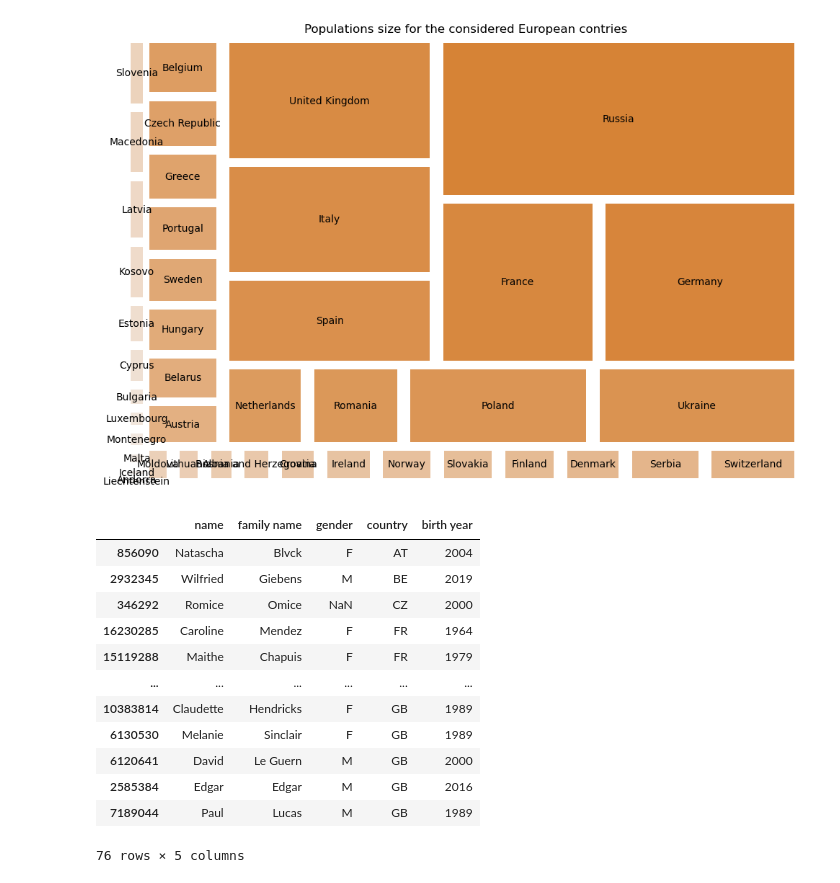
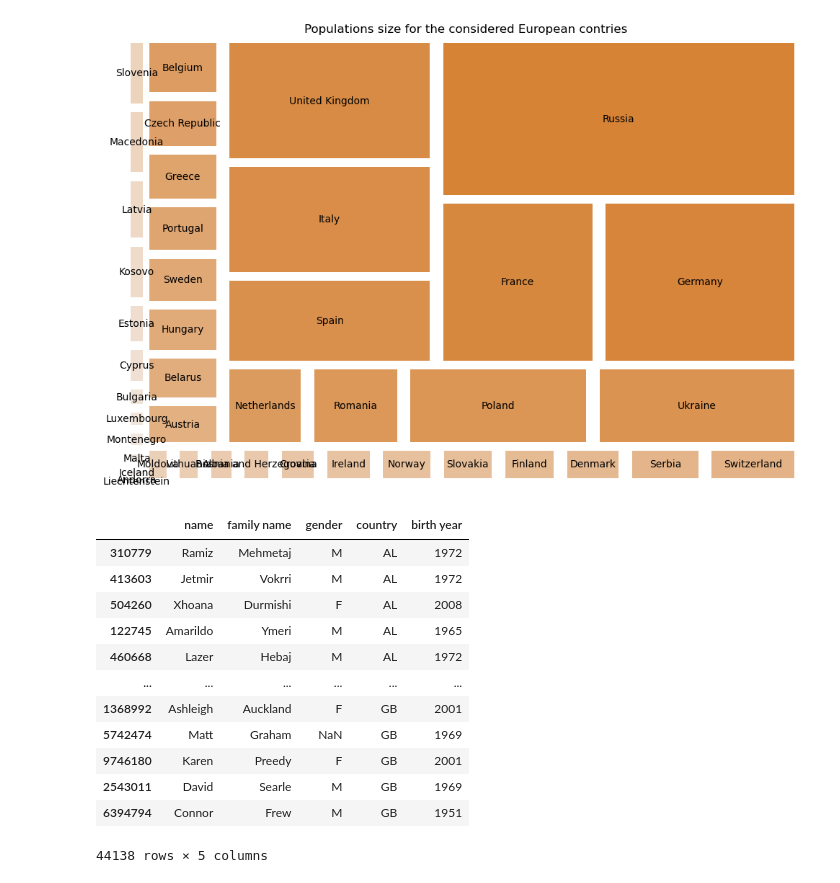
Before and after one commit to robachowyk/PhD-research, a Jupyter notebook: simulate data/python/generate identifiers.ipynb, the cells around one changed output. Cells and saved outputs as stored; diff of their text form; code cells hidden in the pictures.

```diff
--- a/simulate data/python/generate identifiers.ipynb
+++ b/simulate data/python/generate identifiers.ipynb
@@ -41,7 +41,7 @@ plt.show()
 # generate dataset with identifiers (names, birth year, nationality, gender)
 
 # expected size of the final dataframe:
-N = 100
+N = 50000
 
 country = list(european_countries_code.keys())[0]
 
@@ -49,50 +49,50 @@ country_code = european_countries_code[country]
 pop_proportion = european_countries_pop[country]
 age_distr = european_countries_age[country]
 
-path_country_data = os.path.join('..','..','..','data names',country_code+'.csv')
+path_country_data = os.path.join('..','..','..','..','data names',country_code+'.csv')
 
 big_df = pds.read_csv(path_country_data, delimiter = ',', names = ['name', 'family name', 'gender', 'country'])
 sample_df = big_df.sample(n = int(N*pop_proportion))
 sample_df['birth year'] = 2020 - np.random.choice(a = [np.random.randint(int(interval[:2]), int(interval[3:])) for interval in age_distr.keys()], size = sample_df.shape[0], p = list(age_distr.values()))
 
 # dict of the probability (for each country) of each name:
 country_proba_names = {}
 country_proba_names[country] = { k:big_df[big_df.name == k].shape[0]/big_df.shape[0] for k in sample_df.name.unique() }
 
 for country in tqdm(list(european_countries_code.keys())[1:]):
     try:
         country_code = european_countries_code[country]
         pop_proportion = european_countries_pop[country]
         age_distr = european_countries_age[country]
 
-        path_country_data = os.path.join('..','..','..','data names',country_code+'.csv')
+        path_country_data = os.path.join('..','..','..','..','data names',country_code+'.csv')
 
         tmp_big_df = pds.read_csv(path_country_data, delimiter = ',', names = ['name', 'family name', 'gender', 'country'])
         tmp_sample_df = tmp_big_df.sample(n = int(N*pop_proportion))
         tmp_sample_df['birth year'] = 2020 - np.random.choice(a = [np.random.randint(int(interval[:2]), int(interval[3:])) for interval in age_distr.keys()], size = tmp_sample_df.shape[0], p = list(age_distr.values()))
 
         sample_df = pds.concat([sample_df, tmp_sample_df])
 
         country_proba_names[country] = { k:tmp_big_df[tmp_big_df.name == k].shape[0]/tmp_big_df.shape[0] for k in tmp_sample_df.name.unique() }
 
     except FileNotFoundError:
         pass
 
 sample_df
 # %% [output]
 |  | name | family name | gender | country | birth year |
-| 856090 | Natascha | Blvck | F | AT | 2004 |
-| 2932345 | Wilfried | Giebens | M | BE | 2019 |
-| 346292 | Romice | Omice | NaN | CZ | 2000 |
-| 16230285 | Caroline | Mendez | F | FR | 1964 |
-| 15119288 | Maithe | Chapuis | F | FR | 1979 |
+| 310779 | Ramiz | Mehmetaj | M | AL | 1972 |
+| 413603 | Jetmir | Vokrri | M | AL | 1972 |
+| 504260 | Xhoana | Durmishi | F | AL | 2008 |
+| 122745 | Amarildo | Ymeri | M | AL | 1965 |
+| 460668 | Lazer | Hebaj | M | AL | 1972 |
 | ... | ... | ... | ... | ... | ... |
-| 10383814 | Claudette | Hendricks | F | GB | 1989 |
-| 6130530 | Melanie | Sinclair | F | GB | 1989 |
-| 6120641 | David | Le Guern | M | GB | 2000 |
-| 2585384 | Edgar | Edgar | M | GB | 2016 |
-| 7189044 | Paul | Lucas | M | GB | 1989 |
+| 1368992 | Ashleigh | Auckland | F | GB | 2001 |
+| 5742474 | Matt | Graham | NaN | GB | 1969 |
+| 9746180 | Karen | Preedy | F | GB | 2001 |
+| 2543011 | David | Searle | M | GB | 1969 |
+| 6394794 | Connor | Frew | M | GB | 1951 |
-76 rows × 5 columns
+44138 rows × 5 columns
 # %%
 s = 0
 for key in country_proba_names:
```
Also changed, not shown: 9 other files.
